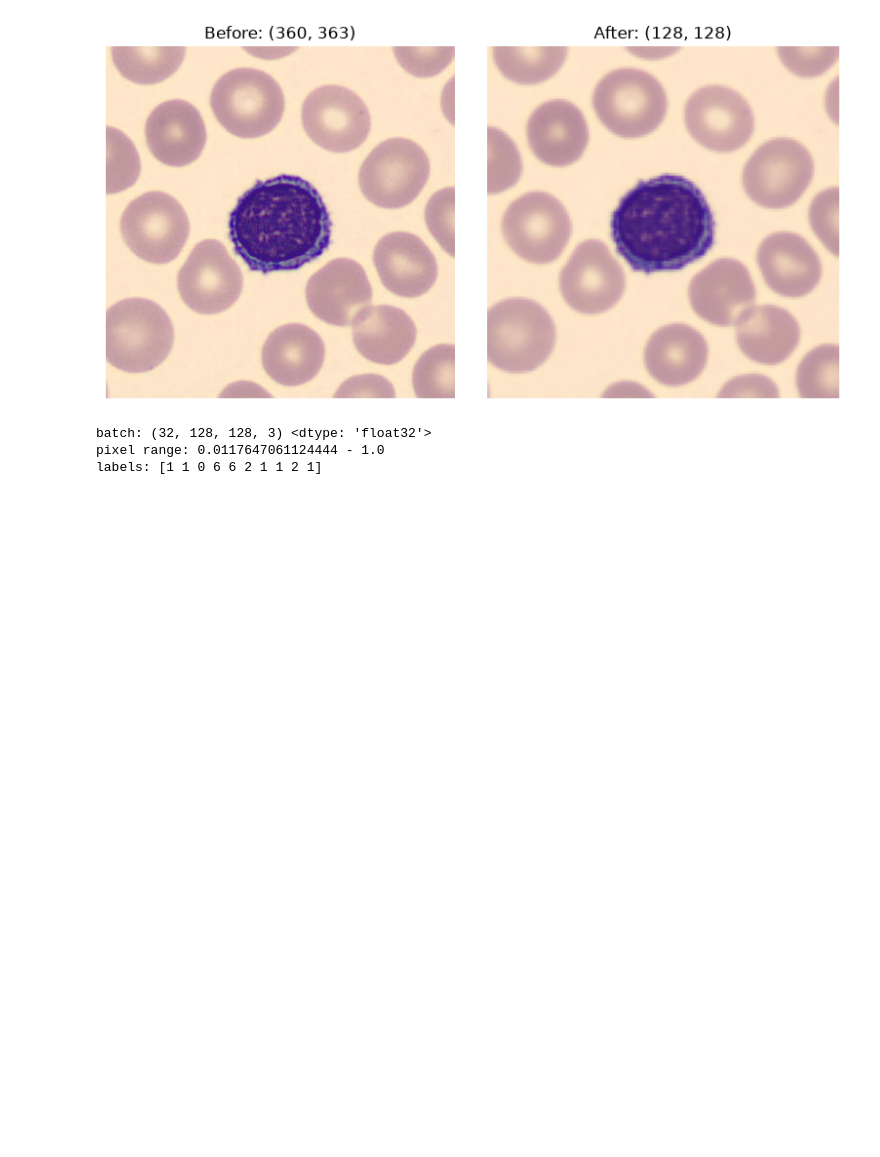
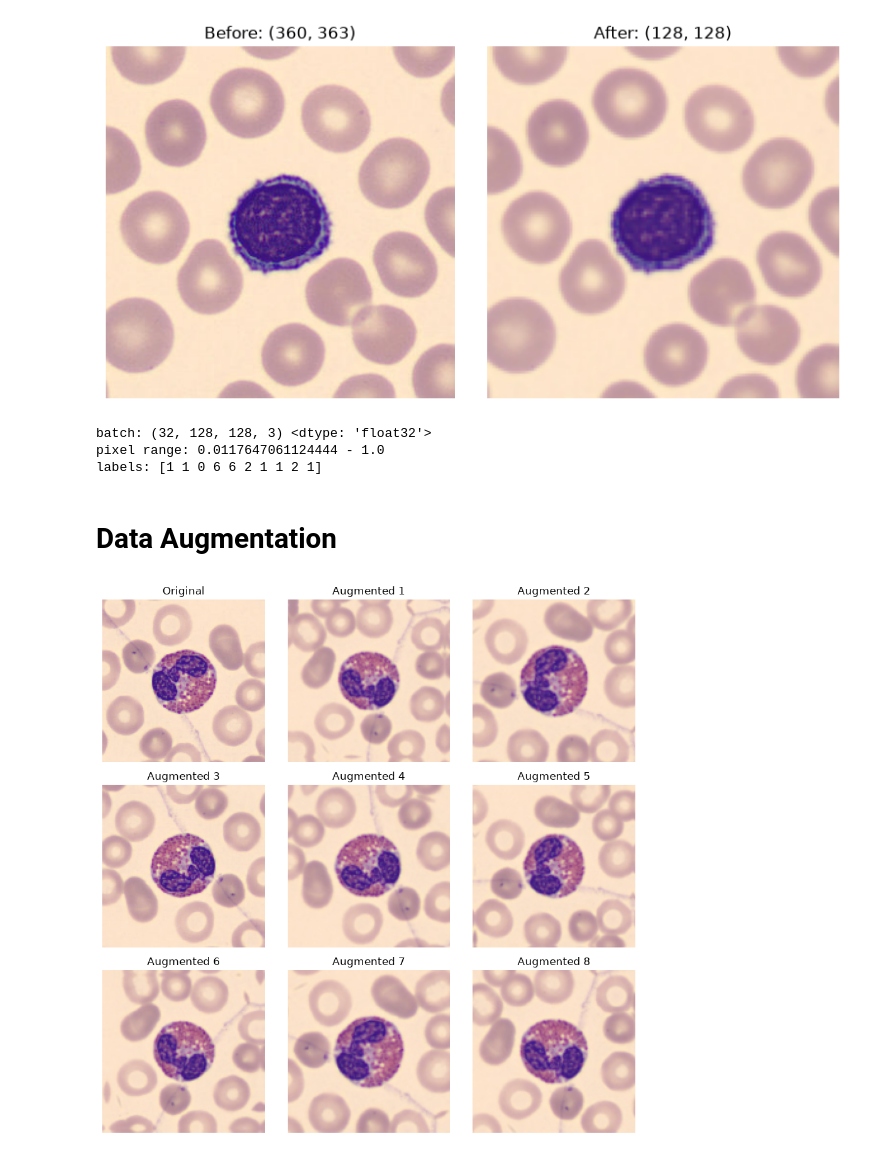
Before and after one commit to tituslogoo/cnn-assignment, a Jupyter notebook: notebooks/blood_classification.ipynb, the cells around one changed output. Cells and saved outputs as stored; diff of their text form; code cells hidden in the pictures; blank space fills up the shorter version.

Commit message:
Task 2: training-only augmentation with flips and full rotation

```diff
--- a/notebooks/blood_classification.ipynb
+++ b/notebooks/blood_classification.ipynb
@@ -124,3 +124,23 @@ print("labels:", y_batch.numpy()[:10])
 batch: (32, 128, 128, 3) <dtype: 'float32'>
 pixel range: 0.0117647061124444 - 1.0
 labels: [1 1 0 6 6 2 1 1 2 1]
+# %% [markdown]
+# Data Augmentation
+# %%
+from blood_model import make_augmentation
+
+augment = make_augmentation()
+img = x_batch[:1]  # one training image, shape (1, 128, 128, 3)
+
+plt.figure(figsize=(9, 9))
+plt.subplot(3, 3, 1)
+plt.imshow(img[0].numpy()); plt.title("Original"); plt.axis("off")
+for i in range(2, 10):
+    aug = augment(img, training=True)
+    plt.subplot(3, 3, i)
+    plt.imshow(aug[0].numpy()); plt.title(f"Augmented {i-1}"); plt.axis("off")
+plt.tight_layout()
+plt.savefig("../images/blood_augmentation_examples.png", dpi=200, bbox_inches="tight")
+plt.show()
+# %% [output]
+[figure, added]
```
Also changed, not shown: 2 other files.
